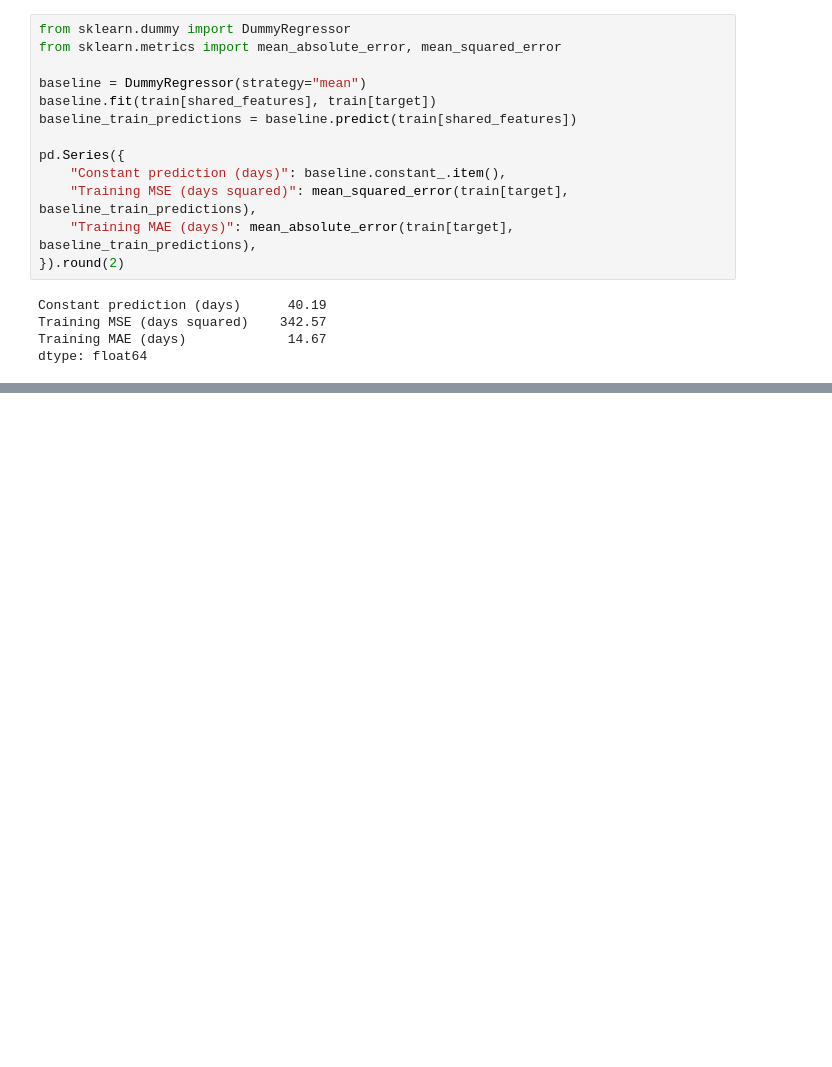
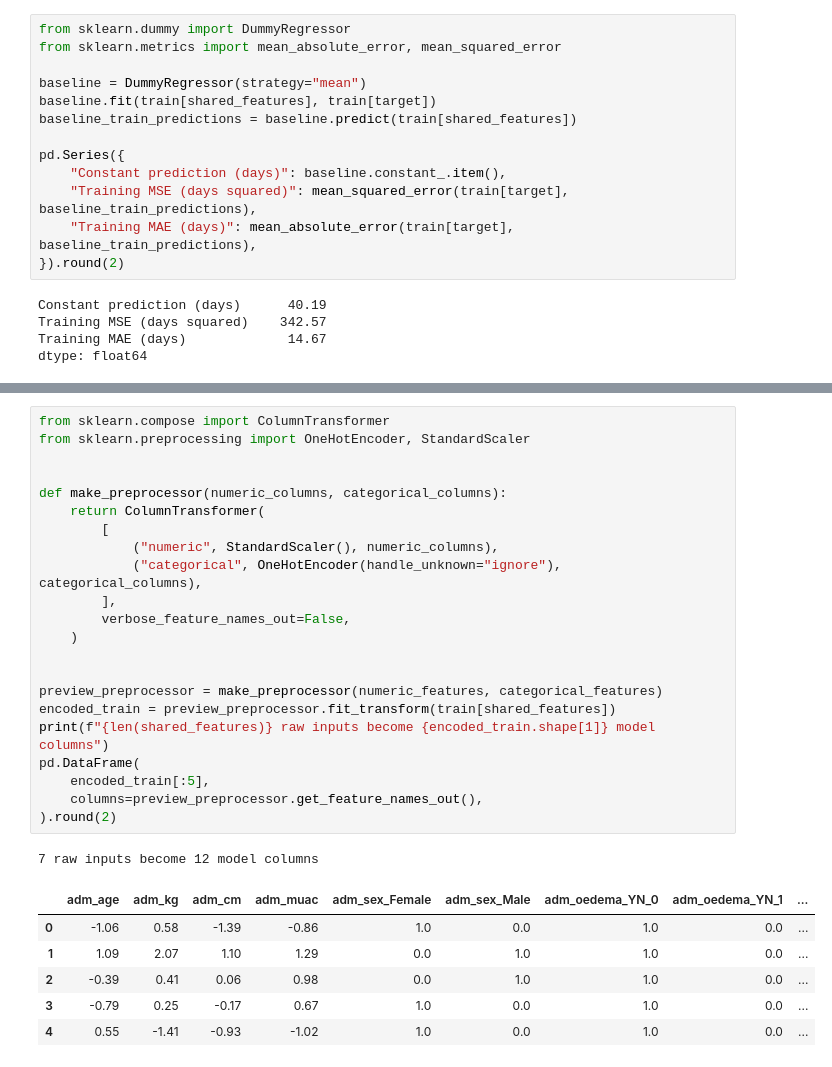
Before and after one commit to Mich-O/linear_regression_model, a Jupyter notebook: summative/linear_regression/multivariate.ipynb, the cells around one changed output, grey strips where cells are left out. Saved outputs shown, nothing was run; the diff lists cells and outputs as text; blank space fills up the shorter version.

Commit message:
Prepare admission inputs using training data only

```diff
--- a/summative/linear_regression/multivariate.ipynb
+++ b/summative/linear_regression/multivariate.ipynb
@@ -218,0 +223,30 @@ dtype: float64
+# %%
+from sklearn.compose import ColumnTransformer
+from sklearn.preprocessing import OneHotEncoder, StandardScaler
+
+
+def make_preprocessor(numeric_columns, categorical_columns):
+    return ColumnTransformer(
+        [
+            ("numeric", StandardScaler(), numeric_columns),
+            ("categorical", OneHotEncoder(handle_unknown="ignore"), categorical_columns),
+        ],
+        verbose_feature_names_out=False,
+    )
+
+
+preview_preprocessor = make_preprocessor(numeric_features, categorical_features)
+encoded_train = preview_preprocessor.fit_transform(train[shared_features])
+print(f"{len(shared_features)} raw inputs become {encoded_train.shape[1]} model columns")
+pd.DataFrame(
+    encoded_train[:5],
+    columns=preview_preprocessor.get_feature_names_out(),
+).round(2)
+# %% [output]
+7 raw inputs become 12 model columns
+|  | adm_age | adm_kg | adm_cm | adm_muac | adm_sex_Female | adm_sex_Male | adm_oedema_YN_0 | adm_oedema_YN_1 | ... |
+| 0 | -1.06 | 0.58 | -1.39 | -0.86 | 1.0 | 0.0 | 1.0 | 0.0 | ... |
+| 1 | 1.09 | 2.07 | 1.10 | 1.29 | 0.0 | 1.0 | 1.0 | 0.0 | ... |
+| 2 | -0.39 | 0.41 | 0.06 | 0.98 | 0.0 | 1.0 | 1.0 | 0.0 | ... |
+| 3 | -0.79 | 0.25 | -0.17 | 0.67 | 1.0 | 0.0 | 1.0 | 0.0 | ... |
+| 4 | 0.55 | -1.41 | -0.93 | -1.02 | 1.0 | 0.0 | 1.0 | 0.0 | ... |
```
Also changed, not shown: parts of 1 cell of this notebook.
